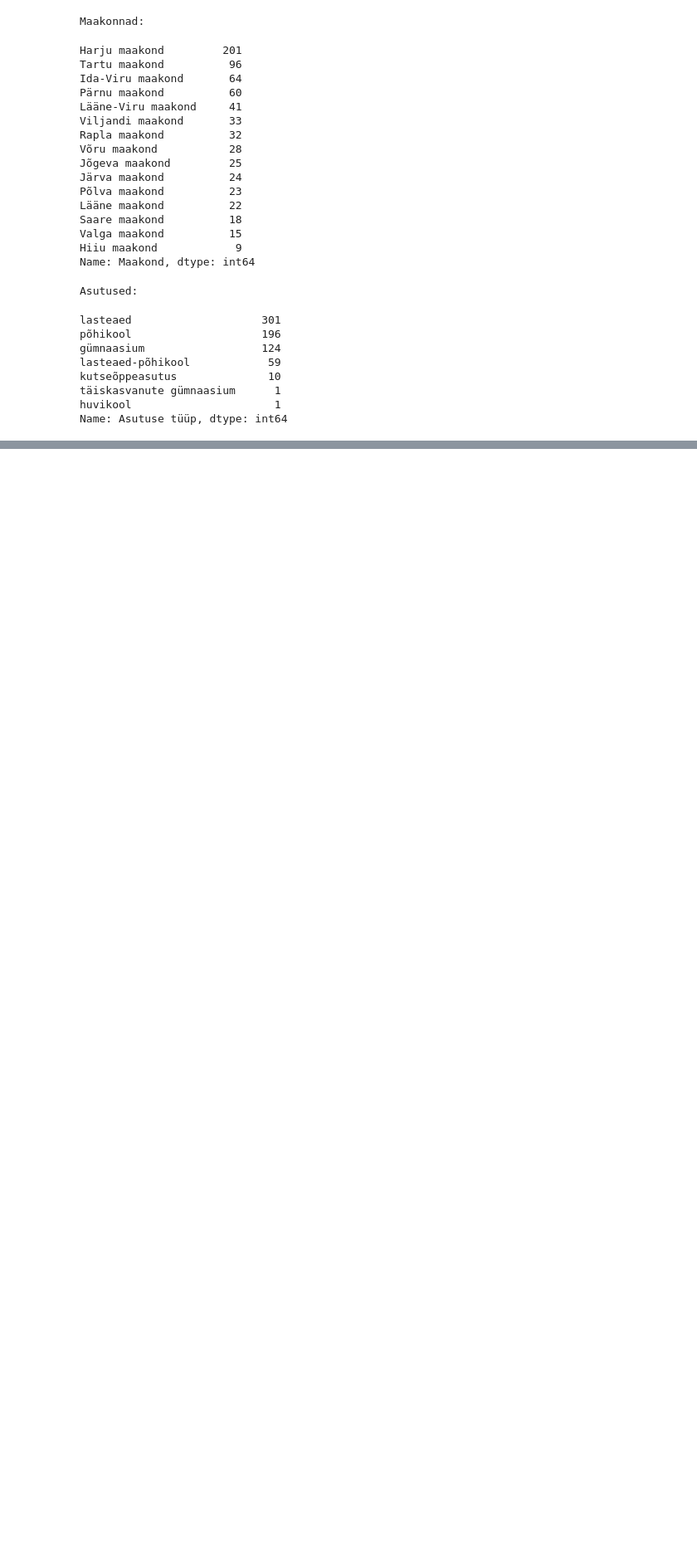
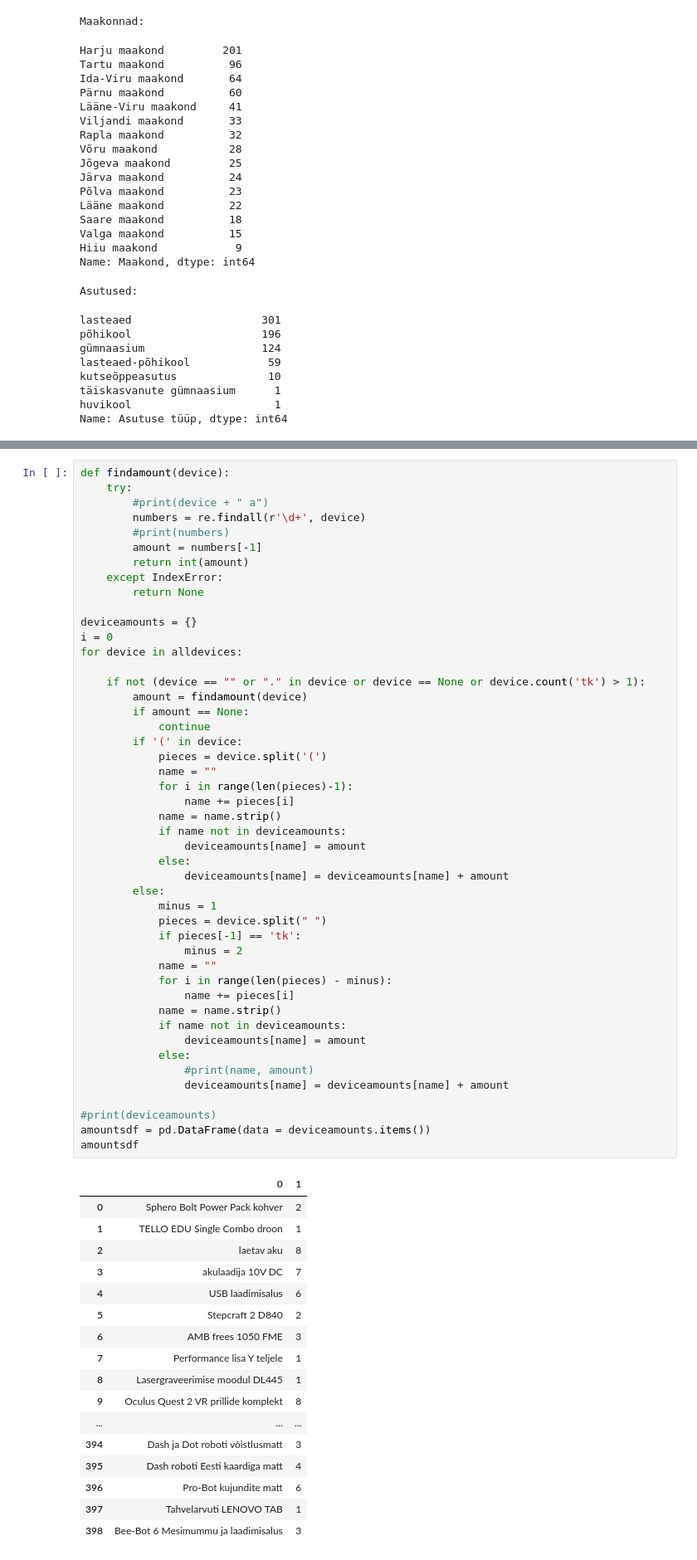
Before and after one commit to kaupohumal/IDS_project, a Jupyter notebook: Project code/Project notebook.ipynb, the cells around one changed output, grey strips where cells are left out. Shown at 83% size. Cells and saved outputs as stored; diff of their text form; blank space fills up the shorter version.

```diff
--- a/Project code/Project notebook.ipynb
+++ b/Project code/Project notebook.ipynb
@@ -82,3 +119,68 @@ pd.set_option('display.max_rows', alldevicesdf.shape[0]+1)
+# %%
+def findamount(device):
+    try:
+        #print(device + " a")
+        numbers = re.findall(r'\d+', device)
+        #print(numbers)
+        amount = numbers[-1]
+        return int(amount)
+    except IndexError:
+        return None
+
+deviceamounts = {}
+i = 0
+for device in alldevices:
+
+    if not (device == "" or "." in device or device == None or device.count('tk') > 1):
+        amount = findamount(device)
+        if amount == None:
+            continue
+        if '(' in device:
+            pieces = device.split('(')
+            name = ""
+            for i in range(len(pieces)-1):
+                name += pieces[i]
+            name = name.strip()
+            if name not in deviceamounts:
+                deviceamounts[name] = amount
+            else:
+                deviceamounts[name] = deviceamounts[name] + amount
+        else:
+            minus = 1
+            pieces = device.split(" ")
+            if pieces[-1] == 'tk':
+                minus = 2
+            name = ""
+            for i in range(len(pieces) - minus):
+                name += pieces[i]
+            name = name.strip()
+            if name not in deviceamounts:
+                deviceamounts[name] = amount
+            else:
+                #print(name, amount)
+                deviceamounts[name] = deviceamounts[name] + amount
+
+#print(deviceamounts)
+amountsdf = pd.DataFrame(data = deviceamounts.items())
+amountsdf
+# %% [output]
+|  | 0 | 1 |
+| 0 | Sphero Bolt Power Pack kohver | 2 |
+| 1 | TELLO EDU Single Combo droon | 1 |
+| 2 | laetav aku | 8 |
+| 3 | akulaadija 10V DC | 7 |
+| 4 | USB laadimisalus | 6 |
+| 5 | Stepcraft 2 D840 | 2 |
+| 6 | AMB frees 1050 FME | 3 |
+| 7 | Performance lisa Y teljele | 1 |
+| 8 | Lasergraveerimise moodul DL445 | 1 |
+| 9 | Oculus Quest 2 VR prillide komplekt | 8 |
+| ... | ... | ... |
+| 394 | Dash ja Dot roboti võistlusmatt | 3 |
+| 395 | Dash roboti Eesti kaardiga matt | 4 |
+| 396 | Pro-Bot kujundite matt | 6 |
+| 397 | Tahvelarvuti LENOVO TAB | 1 |
+| 398 | Bee-Bot 6 Mesimummu ja laadimisalus | 3 |
 # %%
 def formatnumber(number):
     number=str(number).replace(',', '').replace('€', '').strip()
```
Also changed, not shown: parts of 6 cells of this notebook.
